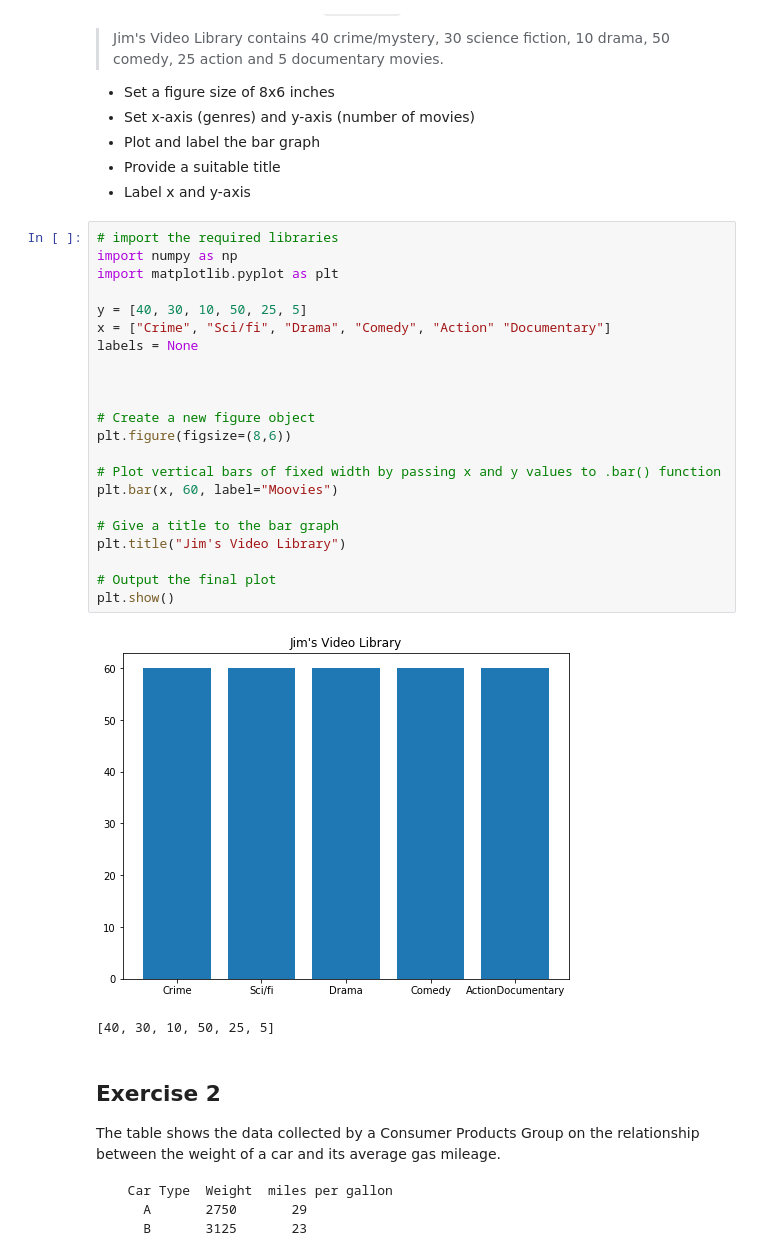
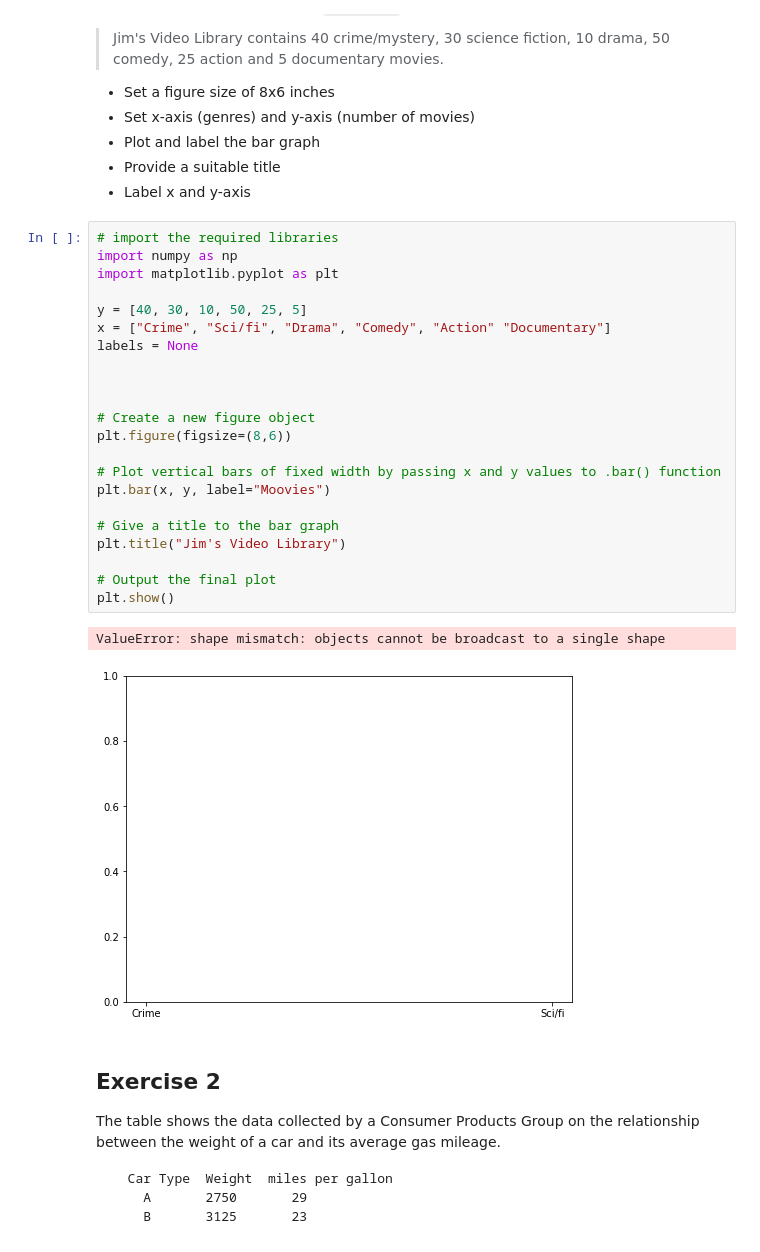
Before and after one commit to yoshinator/dsc-data-viz-lab-staff, a Jupyter notebook: index.ipynb, the cells around one changed output. Saved outputs shown, nothing was run; the diff lists cells and outputs as text.

```diff
--- a/index.ipynb
+++ b/index.ipynb
@@ -24,28 +24,28 @@ Make a vertical bar graph using `plt.bar()` for the following set of data:
 # %%
 # import the required libraries
 import numpy as np
 import matplotlib.pyplot as plt
 
 y = [40, 30, 10, 50, 25, 5]
 x = ["Crime", "Sci/fi", "Drama", "Comedy", "Action" "Documentary"]
 labels = None
 
 
 
 # Create a new figure object
 plt.figure(figsize=(8,6))
 
 # Plot vertical bars of fixed width by passing x and y values to .bar() function
-plt.bar(x, 60, label="Moovies")
+plt.bar(x, y, label="Moovies")
 
 # Give a title to the bar graph
 plt.title("Jim's Video Library")
 
 # Output the final plot
 plt.show()
 # %% [output]
+ValueError: shape mismatch: objects cannot be broadcast to a single shape
-[figure, old version]
+[figure, new version]
-[40, 30, 10, 50, 25, 5]
 # %% [markdown]
 ## Exercise 2
 
```
